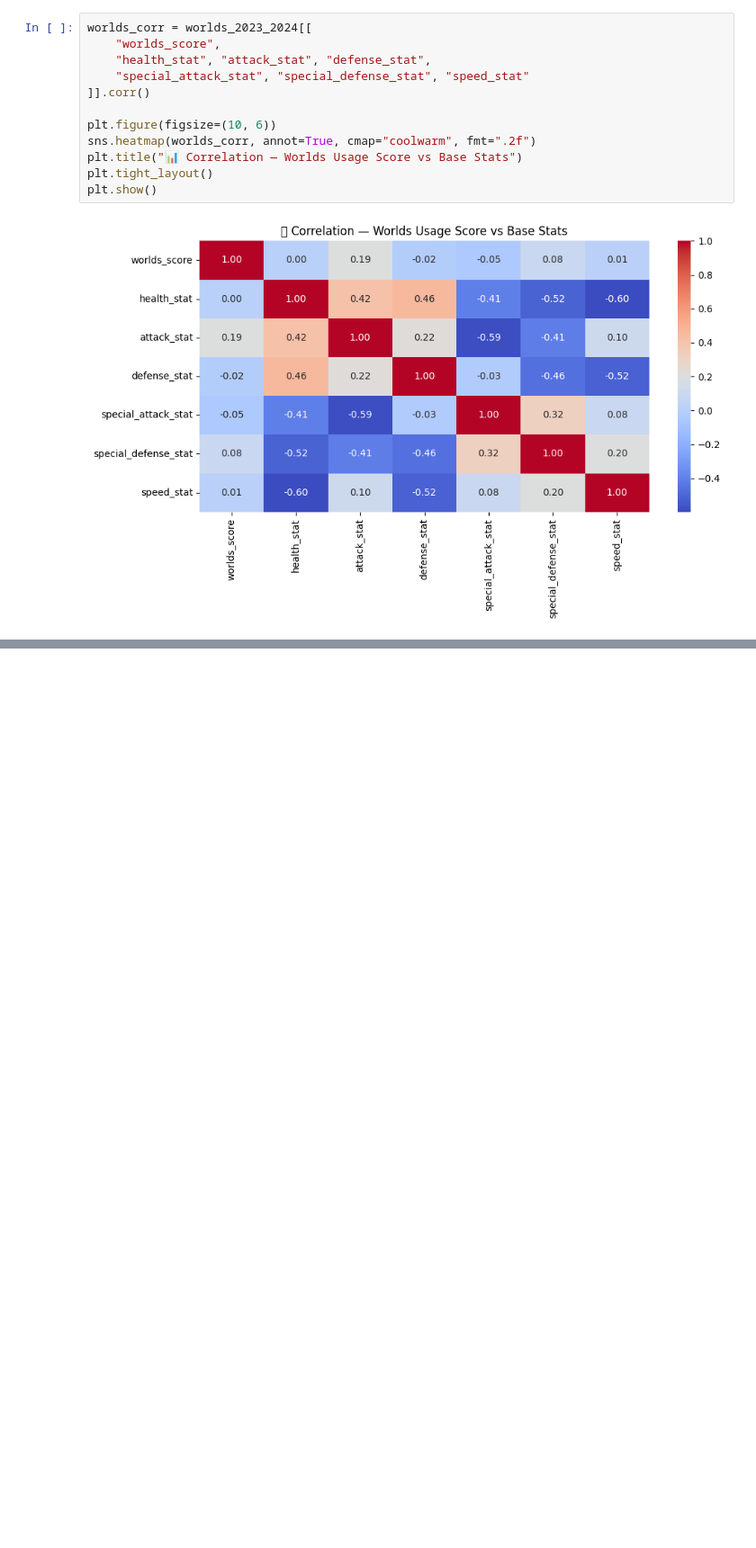
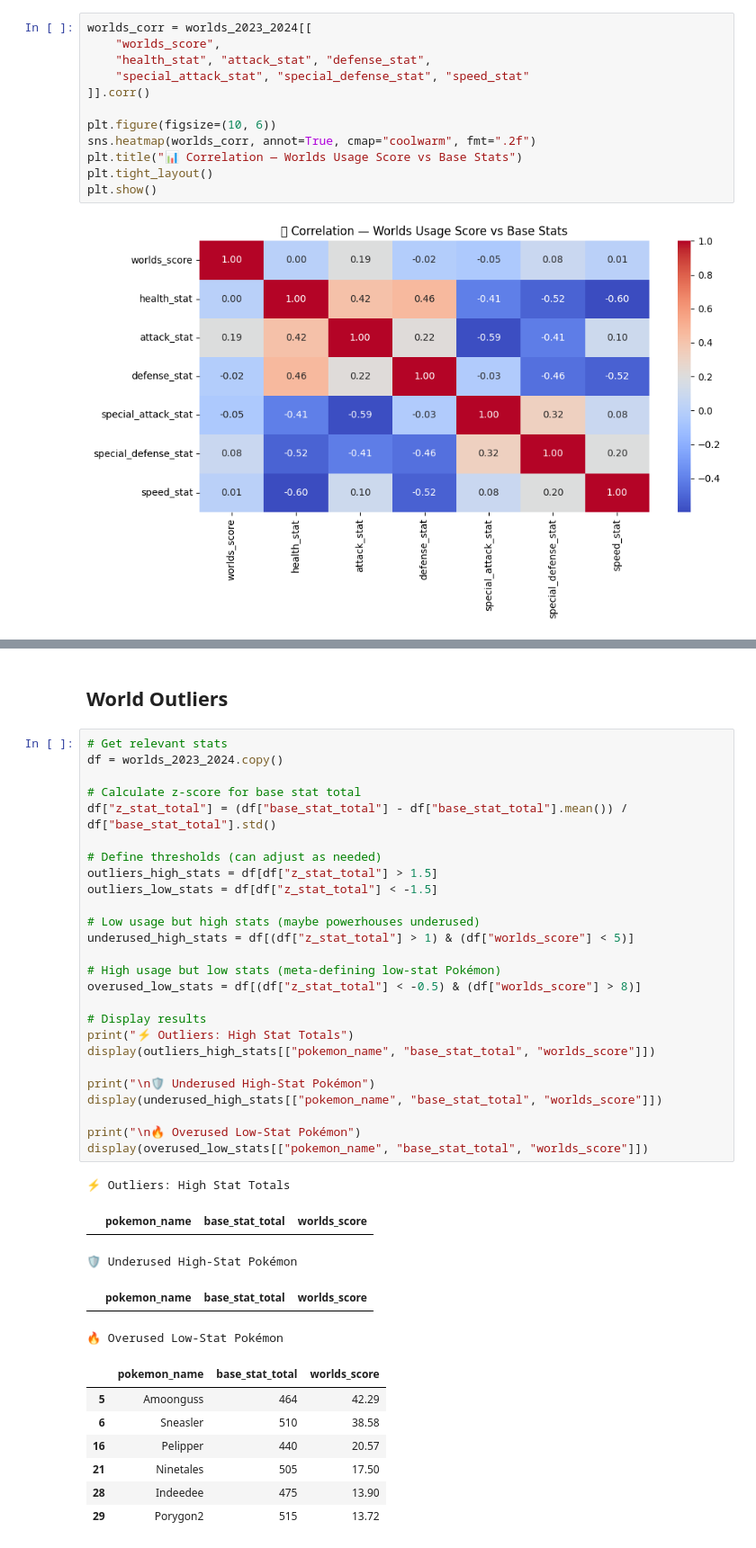
Before and after one commit to RHangal/pokemon-project, a Jupyter notebook: notebooks/05_2023_2024_combined_competitive_trends_eda copy 2.ipynb, the cells around one changed output, grey strips where cells are left out. Shown: that part at 90% size. Cells and saved outputs as stored; diff of their text form; blank space fills up the shorter version.

```diff
--- a/notebooks/05_2023_2024_combined_competitive_trends_eda copy 2.ipynb
+++ b/notebooks/05_2023_2024_combined_competitive_trends_eda copy 2.ipynb
@@ -364,0 +426,41 @@ plt.show()
+# %% [markdown]
+## World Outliers
+# %%
+# Get relevant stats
+df = worlds_2023_2024.copy()
+
+# Calculate z-score for base stat total
+df["z_stat_total"] = (df["base_stat_total"] - df["base_stat_total"].mean()) / df["base_stat_total"].std()
+
+# Define thresholds (can adjust as needed)
+outliers_high_stats = df[df["z_stat_total"] > 1.5]
+outliers_low_stats = df[df["z_stat_total"] < -1.5]
+
+# Low usage but high stats (maybe powerhouses underused)
+underused_high_stats = df[(df["z_stat_total"] > 1) & (df["worlds_score"] < 5)]
+
+# High usage but low stats (meta-defining low-stat Pokémon)
+overused_low_stats = df[(df["z_stat_total"] < -0.5) & (df["worlds_score"] > 8)]
+
+# Display results
+print("⚡ Outliers: High Stat Totals")
+display(outliers_high_stats[["pokemon_name", "base_stat_total", "worlds_score"]])
+
+print("\n🛡️ Underused High-Stat Pokémon")
+display(underused_high_stats[["pokemon_name", "base_stat_total", "worlds_score"]])
+
+print("\n🔥 Overused Low-Stat Pokémon")
+display(overused_low_stats[["pokemon_name", "base_stat_total", "worlds_score"]])
+# %% [output]
+⚡ Outliers: High Stat Totals
+|  | pokemon_name | base_stat_total | worlds_score |
+🛡️ Underused High-Stat Pokémon
+|  | pokemon_name | base_stat_total | worlds_score |
+🔥 Overused Low-Stat Pokémon
+|  | pokemon_name | base_stat_total | worlds_score |
+| 5 | Amoonguss | 464 | 42.29 |
+| 6 | Sneasler | 510 | 38.58 |
+| 16 | Pelipper | 440 | 20.57 |
+| 21 | Ninetales | 505 | 17.50 |
+| 28 | Indeedee | 475 | 13.90 |
+| 29 | Porygon2 | 515 | 13.72 |
```
Also changed, not shown: parts of 16 cells of this notebook, 26 other files.
